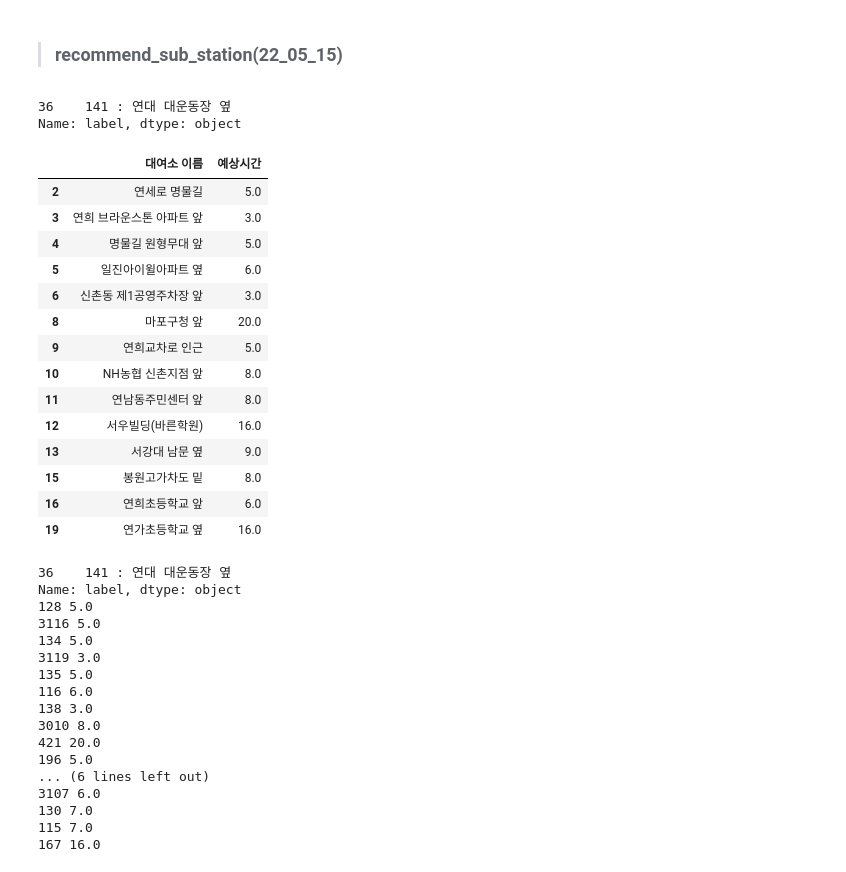
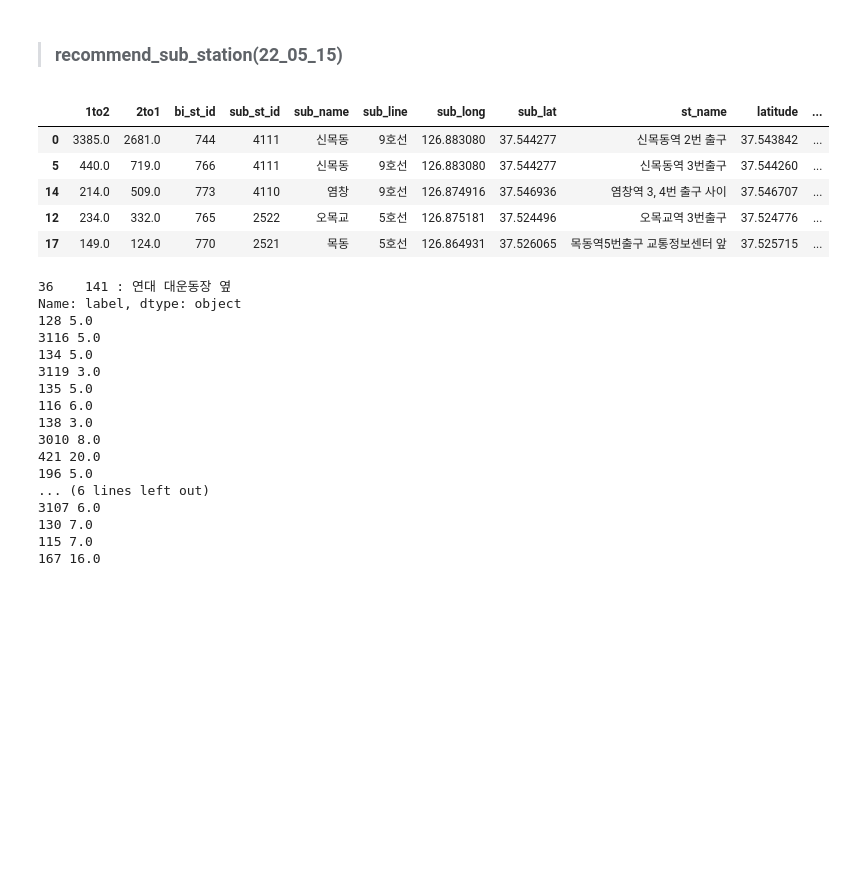
Before and after one commit to yangoos57/seoulBikeProject, a Jupyter notebook: dashboard/plots.ipynb, the cells around one changed output. Cells and saved outputs as stored; diff of their text form; code cells hidden in the pictures; blank space fills up the shorter version.

```diff
--- a/dashboard/plots.ipynb
+++ b/dashboard/plots.ipynb
@@ -49,7 +49,7 @@ def raw_data(query_data,val) :
         return [filtered_data,filtered_data_end,filtered_data_start]
 
 
-test_data = raw_data(filtered_data, 105)
+test_data = raw_data(filtered_data, 754)
 
 
 def haversine_np(lon1, lat1, lon2, lat2):
@@ -313,7 +313,14 @@ class recommend_sub_station:
             how="left",
             left_on=result_concat.index,
             right_on="bi_st_id",
-        ).sort_values(by=['1to2'],ascending=False)[:50]
+        ).sort_values(by=['1to2'],ascending=False)
+        # sorted_sub = pd.merge(
+        #     result_concat,
+        #     near_sub,
+        #     how="left",
+        #     left_on=result_concat.index,
+        #     right_on="bi_st_id",
+        # ).sort_values(by=['1to2'],ascending=False)[:50]
 
         """
         대여소를 기준으로 다른 대여소와 거리 계산
@@ -422,6 +429,7 @@ class recommend_sub_station:
         )
 
         return nearest_sub_sorted
+
     def frequent_estimation(self ,num=30) :
         data = (
         self.nearest_sub
@@ -517,28 +525,17 @@ class recommend_sub_station:
         # return context
 
 
-sorted_sub = recommend_sub_station(test_data[0],141,near_sub, station, bike_info).frequent_estimation()
+sorted_sub = recommend_sub_station(test_data[0],754,near_sub, station, bike_info).test_val
 # sorted_sub = recommend_sub_station(test_data[0],141,near_sub, station, bike_info).table_info()
-
-sorted_sub
-# %% [output]
-36    141 : 연대 대운동장 옆
-Name: label, dtype: object
-|  | 대여소 이름 | 예상시간 |
-| 2 | 연세로 명물길 | 5.0 |
-| 3 | 연희 브라운스톤 아파트 앞 | 3.0 |
-| 4 | 명물길 원형무대 앞 | 5.0 |
-| 5 | 일진아이윌아파트 옆 | 6.0 |
-| 6 | 신촌동 제1공영주차장 앞 | 3.0 |
-| 8 | 마포구청 앞 | 20.0 |
-| 9 | 연희교차로 인근 | 5.0 |
-| 10 | NH농협 신촌지점 앞 | 8.0 |
-| 11 | 연남동주민센터 앞 | 8.0 |
-| 12 | 서우빌딩(바른학원) | 16.0 |
-| 13 | 서강대 남문 옆 | 9.0 |
-| 15 | 봉원고가차도 밑 | 8.0 |
-| 16 | 연희초등학교 앞 | 6.0 |
-| 19 | 연가초등학교 옆 | 16.0 |
+# %%
+sorted_sub.dropna(subset='sub_name').head(10)
+# %% [output]
+|  | 1to2 | 2to1 | bi_st_id | sub_st_id | sub_name | sub_line | sub_long | sub_lat | st_name | latitude | ... |
+| 0 | 3385.0 | 2681.0 | 744 | 4111 | 신목동 | 9호선 | 126.883080 | 37.544277 | 신목동역 2번 출구 | 37.543842 | ... |
+| 5 | 440.0 | 719.0 | 766 | 4111 | 신목동 | 9호선 | 126.883080 | 37.544277 | 신목동역 3번출구 | 37.544260 | ... |
+| 14 | 214.0 | 509.0 | 773 | 4110 | 염창 | 9호선 | 126.874916 | 37.546936 | 염창역 3, 4번 출구 사이 | 37.546707 | ... |
+| 12 | 234.0 | 332.0 | 765 | 2522 | 오목교 | 5호선 | 126.875181 | 37.524496 | 오목교역 3번출구 | 37.524776 | ... |
+| 17 | 149.0 | 124.0 | 770 | 2521 | 목동 | 5호선 | 126.864931 | 37.526065 | 목동역5번출구 교통정보센터 앞 | 37.525715 | ... |
 # %%
 def raw_data(query_data,val) :
         quert_st_id1 = query_data[query_data['st_id1']==val]
```
Also changed, not shown: 3 other files.
